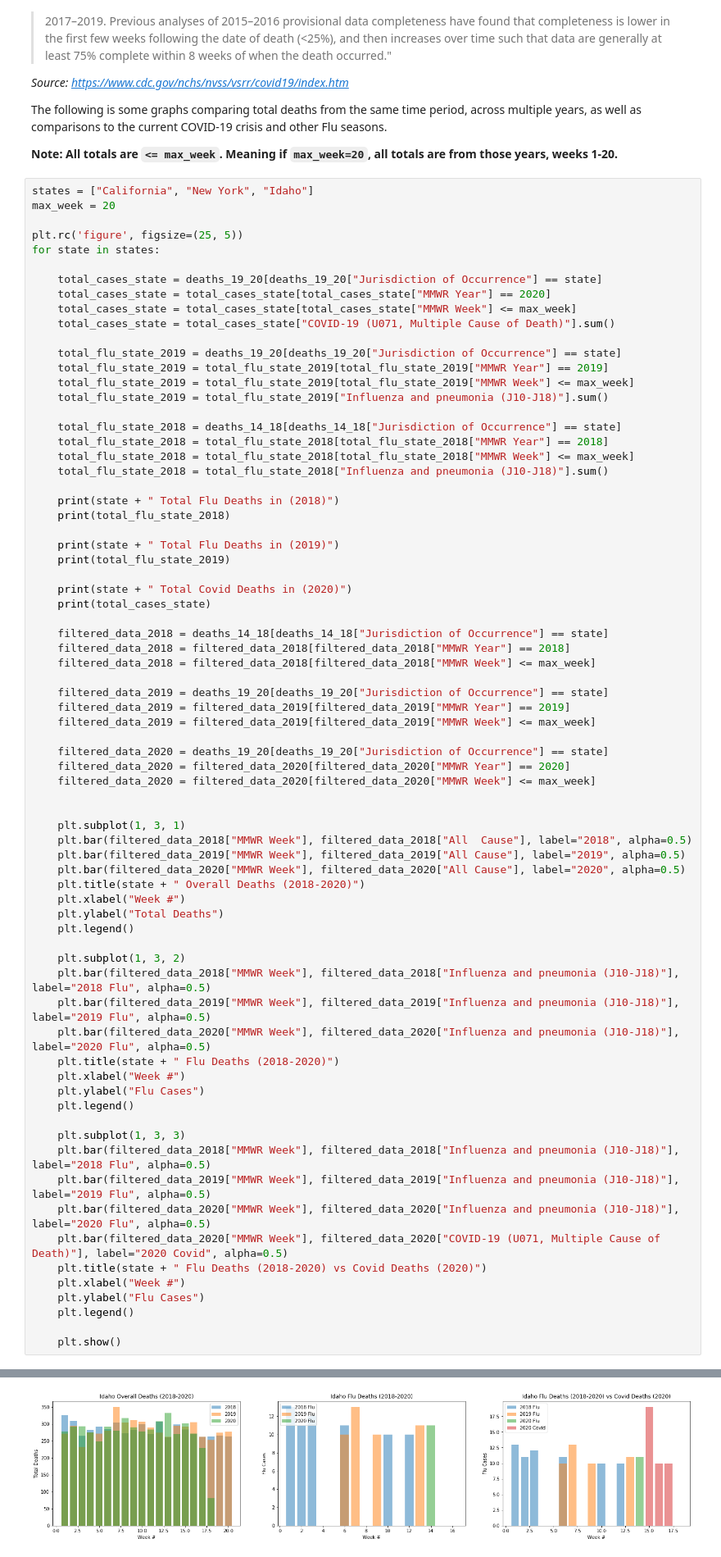
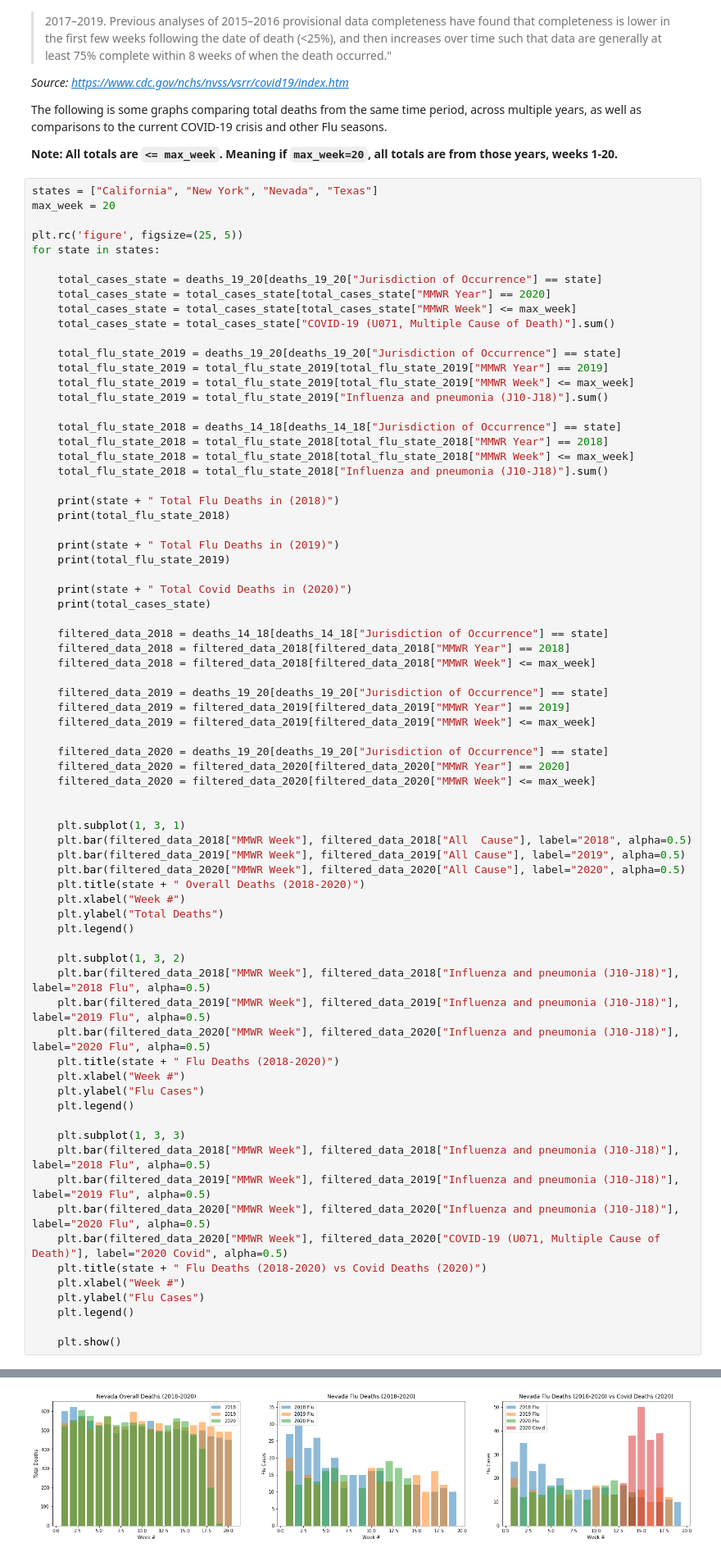
Before and after one commit to joshterrill/covid-research, a Jupyter notebook: CovidDeaths.ipynb, the cells around one changed output, grey strips where cells are left out. Shown at 82% size. Saved outputs shown, nothing was run; the diff lists cells and outputs as text.

```diff
--- a/CovidDeaths.ipynb
+++ b/CovidDeaths.ipynb
@@ -46,7 +46,7 @@ The following is some graphs comparing total deaths from the same time period, a
 
 **Note: All totals are `<= max_week`. Meaning if `max_week=20`, all totals are from those years, weeks 1-20.**
 # %%
-states = ["California", "New York", "Idaho"]
+states = ["California", "New York", "Nevada", "Texas"]
 max_week = 20
 
 plt.rc('figure', figsize=(25, 5))
@@ -142 +142 @@ Idaho Total Covid Deaths in (2020)
-[figure, old version]
+[figure, new version]
```
Also changed, not shown: parts of 2 cells of this notebook.
